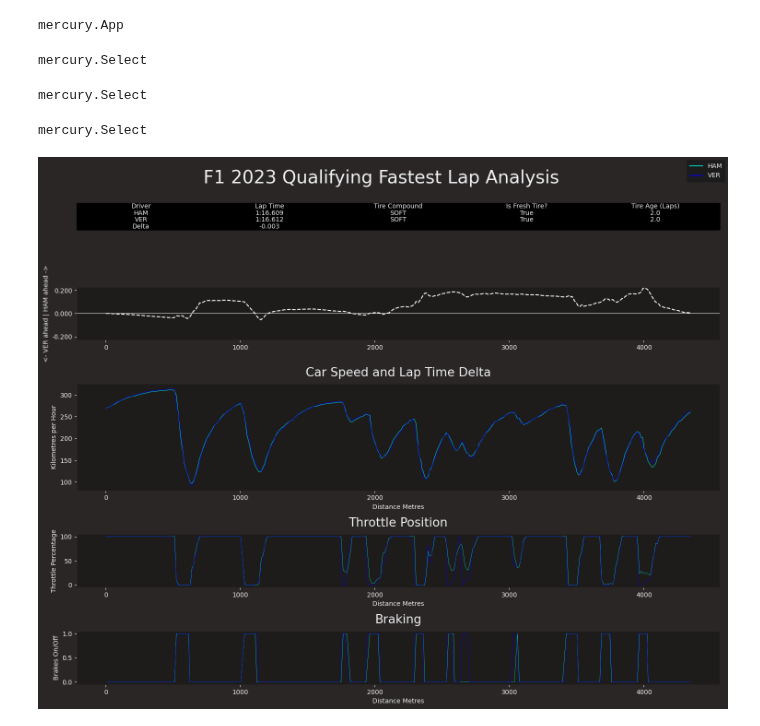
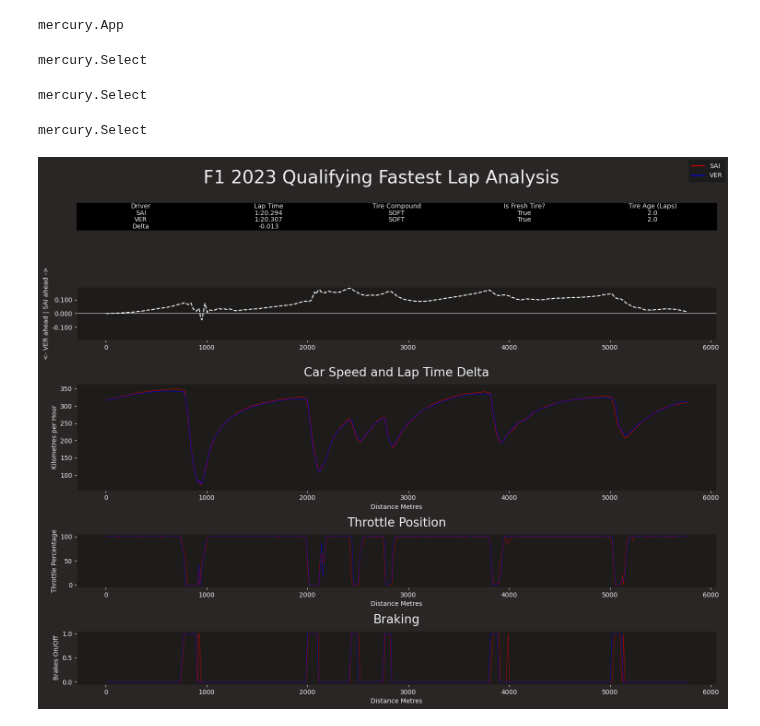
Before and after one commit to jonathanslau/jon_jupyter_projects, a Jupyter notebook: fastf1_qualifying_lap_analysis.ipynb, the cells around one changed output. Drawn from its saved outputs; the diff is of its cells as text; code cells hidden in the pictures.

```diff
--- a/fastf1_qualifying_lap_analysis.ipynb
+++ b/fastf1_qualifying_lap_analysis.ipynb
@@ -41,6 +41,10 @@ def add_honey_badger():
     """
     if plotting.DRIVER_TRANSLATE.get('RIC') is None:
         plotting.DRIVER_TRANSLATE.update({'RIC': 'daniel ricciardo'})
+
+    # Liam Lawson
+    if plotting.DRIVER_TRANSLATE.get('LAW') is None:
+        plotting.DRIVER_TRANSLATE.update({'LAW': 'liam lawson'})
 
 
 def get_driver_abb_list(session, event_name):
@@ -199,33 +203,33 @@ def draw_telemetry_analysis(ref_driver, comp_driver):
     ref_line = mlines.Line2D([], [], color=ref_color, markersize=8)
     comp_line = mlines.Line2D([], [], color=comp_color, markersize=8)
     fig.legend(handles=[ref_line, comp_line], labels=[ref_lap.Driver, comp_lap.Driver])
 
     plt.tight_layout()
     plt.show()
 
 # get schedule
 schedule = fastf1.get_event_schedule(2023, include_testing=False)
 
 app = mr.App(title='2023 F1 Qualifying Lap Telemetry Analysis',
              description='Visualize telemetry for the fastest F1 qualifying laps',
              show_code=False)
 
 event_choices = schedule[(schedule['EventDate'] < datetime.now())]['EventName']
 
 event = mr.Select(label='Grand Prix to Analyze', choices=event_choices,
-                       value='Hungarian Grand Prix')
+                       value='Italian Grand Prix')
 
 session = init_fastf1(2023, event.value)
 
 driver_list = get_driver_abb_list(session, event.value)
 
-ref_driver = mr.Select(label='Select reference driver', choices=driver_list, value='Lewis Hamilton')
+ref_driver = mr.Select(label='Select reference driver', choices=driver_list, value='Carlos Sainz')
 comp_driver = mr.Select(label='Select comparison driver', choices=driver_list, value='Max Verstappen')
 
 draw_telemetry_analysis(ref_driver.value, comp_driver.value)
 # %% [output]
 mercury.App
 mercury.Select
 mercury.Select
 mercury.Select
-[figure, old version]
+[figure, new version]
```
